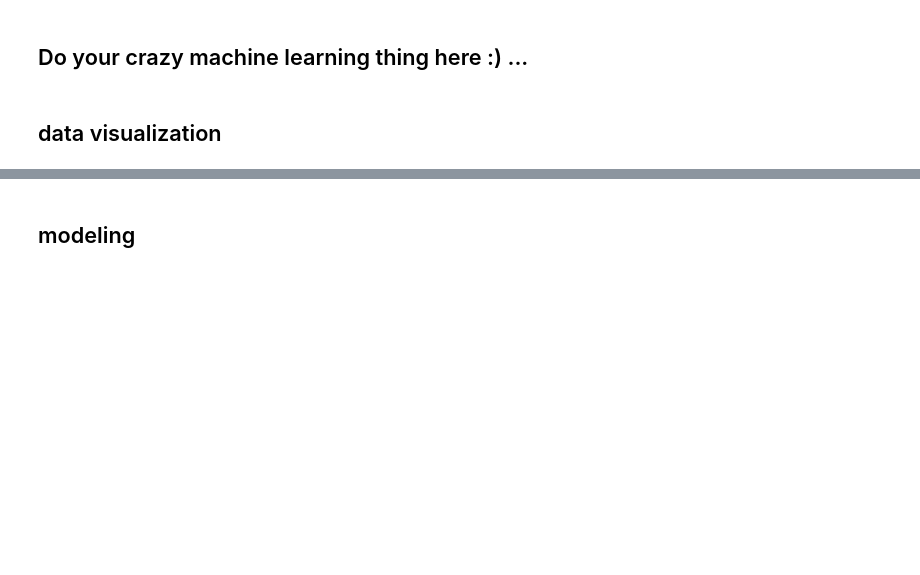
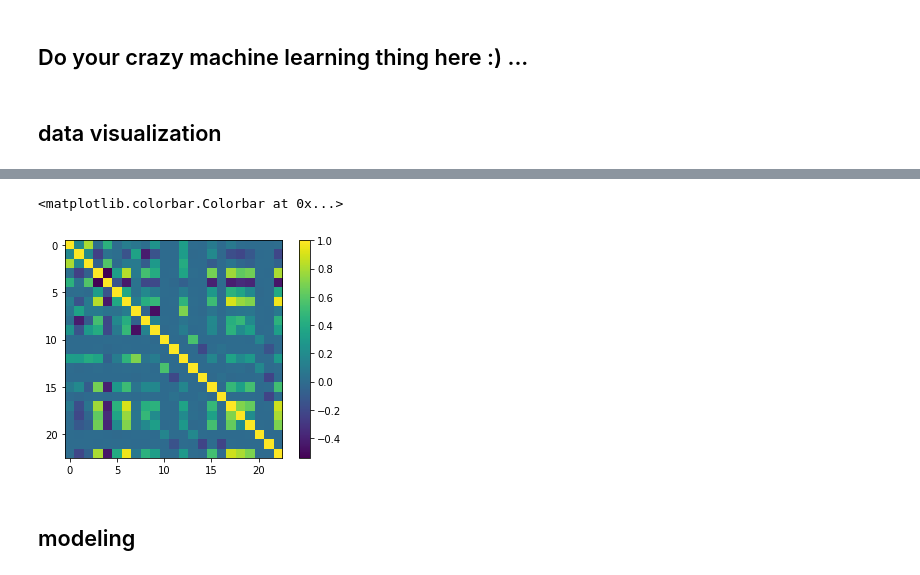
Before and after one commit to arthurbabey/AIAIaie, a Jupyter notebook: scripts/project1.ipynb, the cells around one changed output, grey strips where cells are left out. Saved outputs shown, nothing was run; the diff lists cells and outputs as text; code cells hidden in the pictures; blank space fills up the shorter version.

```diff
--- a/scripts/project1.ipynb
+++ b/scripts/project1.ipynb
@@ -125,7 +131,10 @@ for i in range(ZData.shape[1]):
 # %%
-cov = np.corrcoef(np.transpose(ZData))
+cov = np.corrcoef(np.transpose(trainx))
 plt.imshow(cov)
 plt.colorbar()
+# %% [output]
+<matplotlib.colorbar.Colorbar at 0x...>
+[figure, added]
 # %% [markdown]
 ## modeling
 # %%
```
Also changed, not shown: parts of 4 cells of this notebook, 1 other file.
